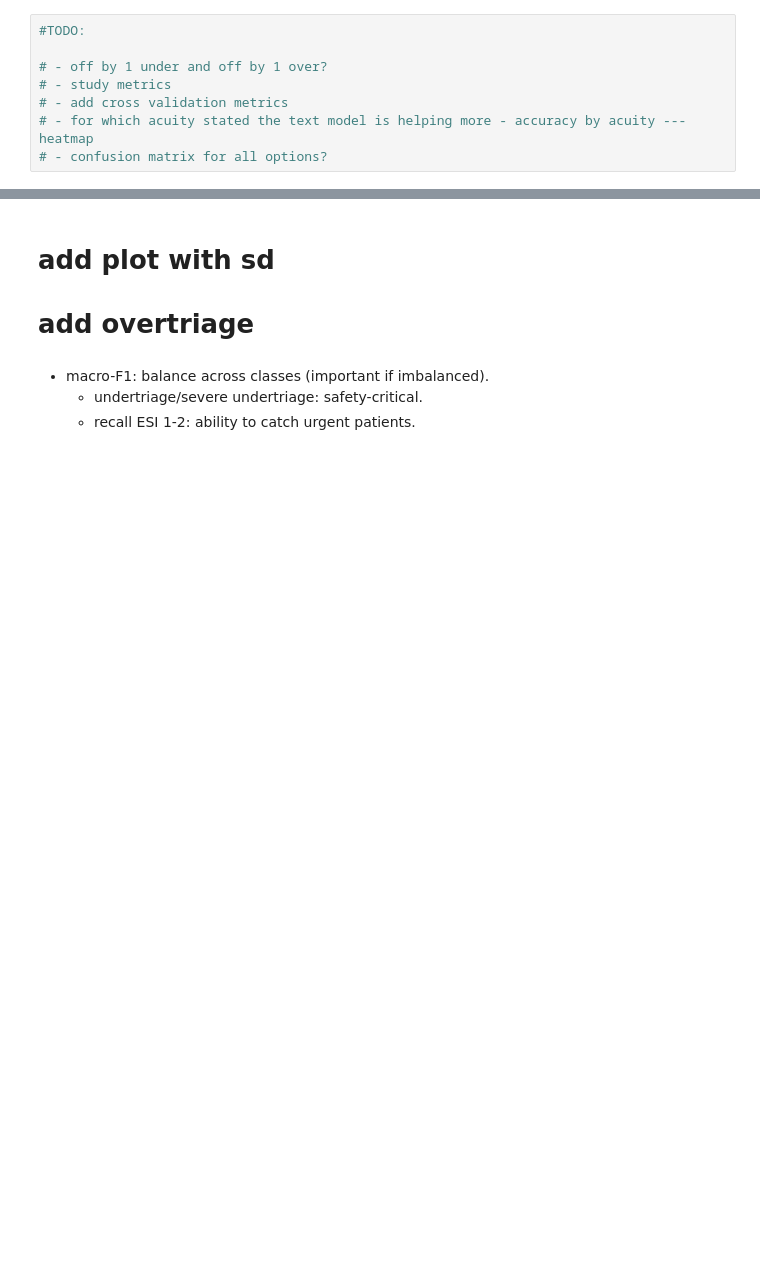
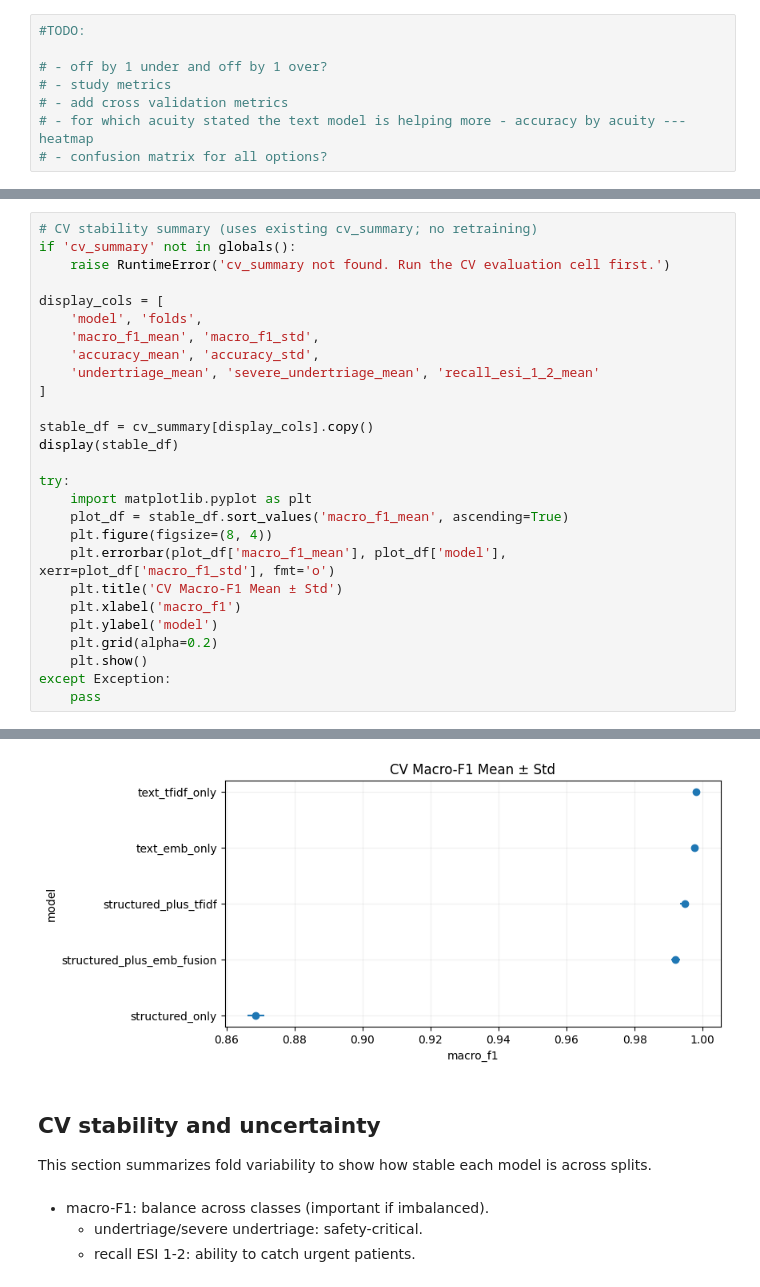
Before and after one commit to raquel-romao/3AIG, a Jupyter notebook: notebooks/submission_notebook.ipynb, the cells around one changed output, grey strips where cells are left out. Drawn from its saved outputs; the diff is of its cells as text; blank space fills up the shorter version.

Commit message:
add verification cells

```diff
--- a/notebooks/submission_notebook.ipynb
+++ b/notebooks/submission_notebook.ipynb
@@ -838,3 +838,31 @@ CV mean +/- std summary:
 | 2 | structured_plus_tfidf | 5 | 0.997713 | 0.000495 | 0.994737 | 0.001253 | 0.999912 | ... |
 | 1 | structured_plus_emb_fusion | 5 | 0.995250 | 0.000696 | 0.992070 | 0.001306 | 0.999888 | ... |
 | 0 | structured_only | 5 | 0.853037 | 0.003205 | 0.868645 | 0.002493 | 0.998300 | ... |
+# %%
+# CV stability summary (uses existing cv_summary; no retraining)
+if 'cv_summary' not in globals():
+    raise RuntimeError('cv_summary not found. Run the CV evaluation cell first.')
+
+display_cols = [
+    'model', 'folds',
+    'macro_f1_mean', 'macro_f1_std',
+    'accuracy_mean', 'accuracy_std',
+    'undertriage_mean', 'severe_undertriage_mean', 'recall_esi_1_2_mean'
+]
+
+stable_df = cv_summary[display_cols].copy()
+display(stable_df)
+
+try:
+    import matplotlib.pyplot as plt
+    plot_df = stable_df.sort_values('macro_f1_mean', ascending=True)
+    plt.figure(figsize=(8, 4))
+    plt.errorbar(plot_df['macro_f1_mean'], plot_df['model'], xerr=plot_df['macro_f1_std'], fmt='o')
+    plt.title('CV Macro-F1 Mean ± Std')
+    plt.xlabel('macro_f1')
+    plt.ylabel('model')
+    plt.grid(alpha=0.2)
+    plt.show()
+except Exception:
+    pass
+# %% [output]
@@ -841,6 +875,7 @@ CV mean +/- std summary:
+[figure, added]
 # %% [markdown]
-# add plot with sd
-# add overtriage
+## CV stability and uncertainty
+This section summarizes fold variability to show how stable each model is across splits.
 # %% [markdown]
 - macro-F1: balance across classes (important if imbalanced).
   - undertriage/severe undertriage: safety-critical.
```
Also changed, not shown: parts of 18 cells of this notebook.
